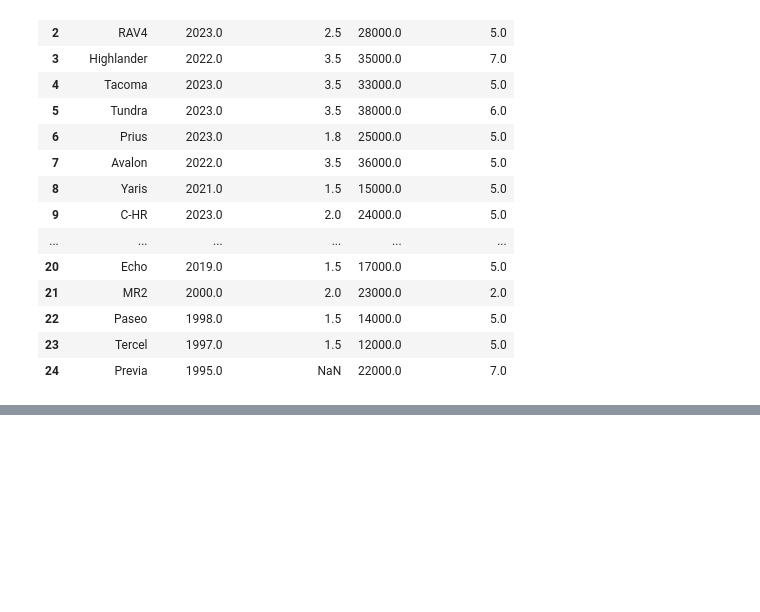
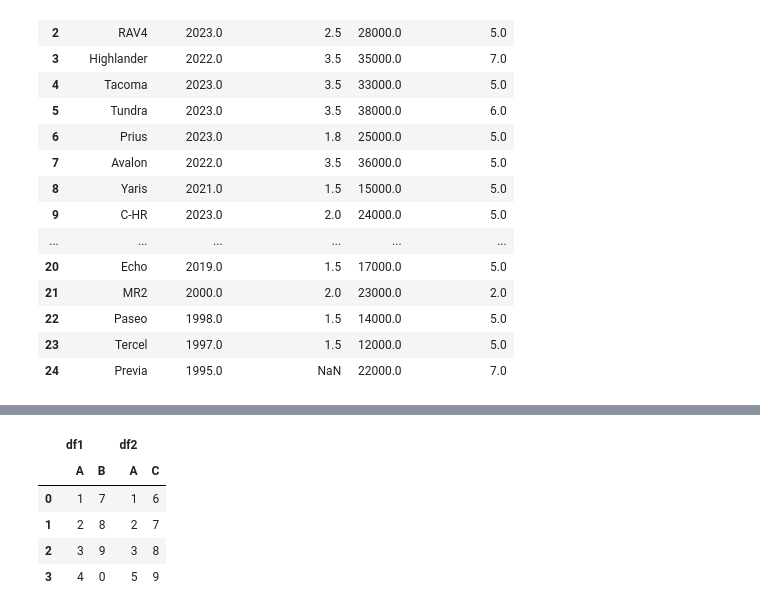
Before and after one commit to M-Hamza-Rao/Pandas-Practice, a Jupyter notebook: Pandas_Practice.ipynb, the cells around one changed output, grey strips where cells are left out. Cells and saved outputs as stored; diff of their text form; code cells hidden in the pictures; blank space fills up the shorter version.

```diff
--- a/Pandas_Practice.ipynb
+++ b/Pandas_Practice.ipynb
@@ -763,0 +814,9 @@ ms.interpolate(limit_area="inside")
+# %%
+pd.concat([df1,df2],keys=(["df1","df2"]),axis=1)
+# %% [output]
+|  | df1 |  | df2 |  |
+|  | A | B | A | C |
+| 0 | 1 | 7 | 1 | 6 |
+| 1 | 2 | 8 | 2 | 7 |
+| 2 | 3 | 9 | 3 | 8 |
+| 3 | 4 | 0 | 5 | 9 |
```
Also changed, not shown: parts of 8 cells of this notebook.
